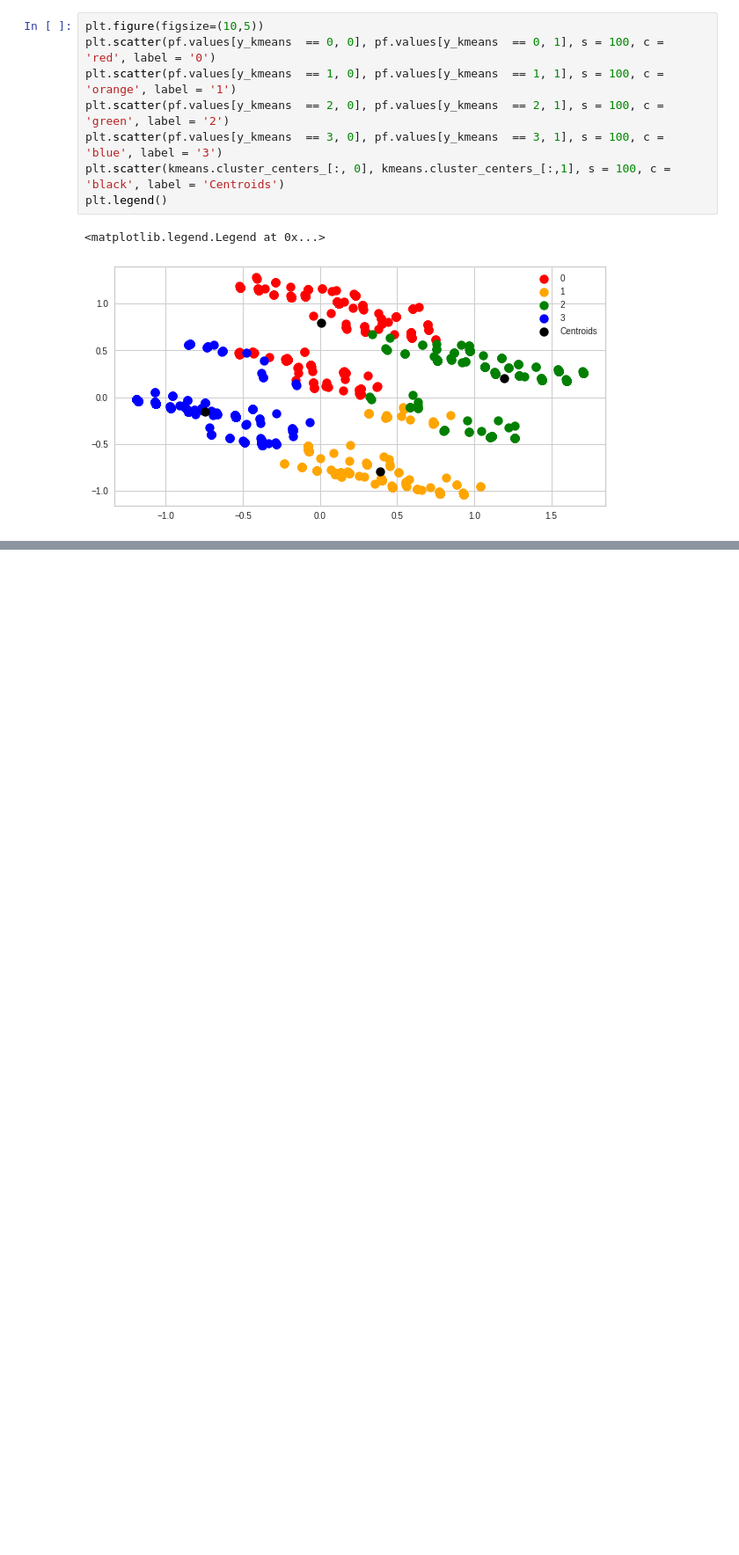
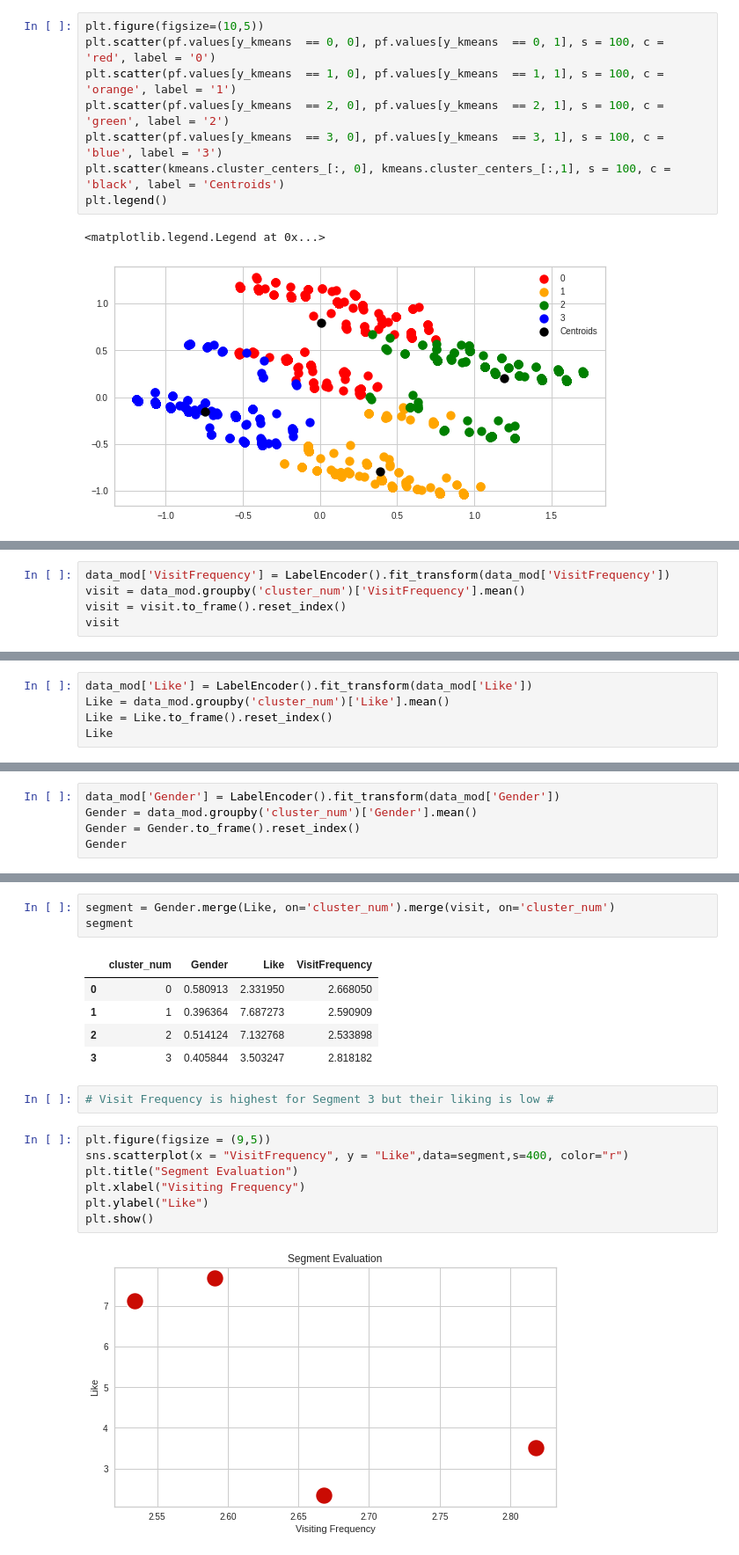
Before and after one commit to screenygeek/Market-Segmentation-Analysis-McDonalds-Case-Study, a Jupyter notebook: main.ipynb, the cells around one changed output, grey strips where cells are left out. Shown at 88% size. Drawn from its saved outputs; the diff is of its cells as text; blank space fills up the shorter version.

```diff
--- a/main.ipynb
+++ b/main.ipynb
@@ -349,0 +378,5 @@ plt.legend()
+# %%
+data_mod['VisitFrequency'] = LabelEncoder().fit_transform(data_mod['VisitFrequency'])
+visit = data_mod.groupby('cluster_num')['VisitFrequency'].mean()
+visit = visit.to_frame().reset_index()
+visit
@@ -349,0 +391,5 @@ plt.legend()
+# %%
+data_mod['Like'] = LabelEncoder().fit_transform(data_mod['Like'])
+Like = data_mod.groupby('cluster_num')['Like'].mean()
+Like = Like.to_frame().reset_index()
+Like
@@ -349,0 +404,5 @@ plt.legend()
+# %%
+data_mod['Gender'] = LabelEncoder().fit_transform(data_mod['Gender'])
+Gender = data_mod.groupby('cluster_num')['Gender'].mean()
+Gender = Gender.to_frame().reset_index()
+Gender
@@ -349,0 +415,20 @@ plt.legend()
+# %%
+segment = Gender.merge(Like, on='cluster_num').merge(visit, on='cluster_num')
+segment
+# %% [output]
+|  | cluster_num | Gender | Like | VisitFrequency |
+| 0 | 0 | 0.580913 | 2.331950 | 2.668050 |
+| 1 | 1 | 0.396364 | 7.687273 | 2.590909 |
+| 2 | 2 | 0.514124 | 7.132768 | 2.533898 |
+| 3 | 3 | 0.405844 | 3.503247 | 2.818182 |
+# %%
+# Visit Frequency is highest for Segment 3 but their liking is low #
+# %%
+plt.figure(figsize = (9,5))
+sns.scatterplot(x = "VisitFrequency", y = "Like",data=segment,s=400, color="r")
+plt.title("Segment Evaluation")
+plt.xlabel("Visiting Frequency")
+plt.ylabel("Like")
+plt.show()
+# %% [output]
+[figure, added]
```
Also changed, not shown: parts of 14 cells of this notebook.
